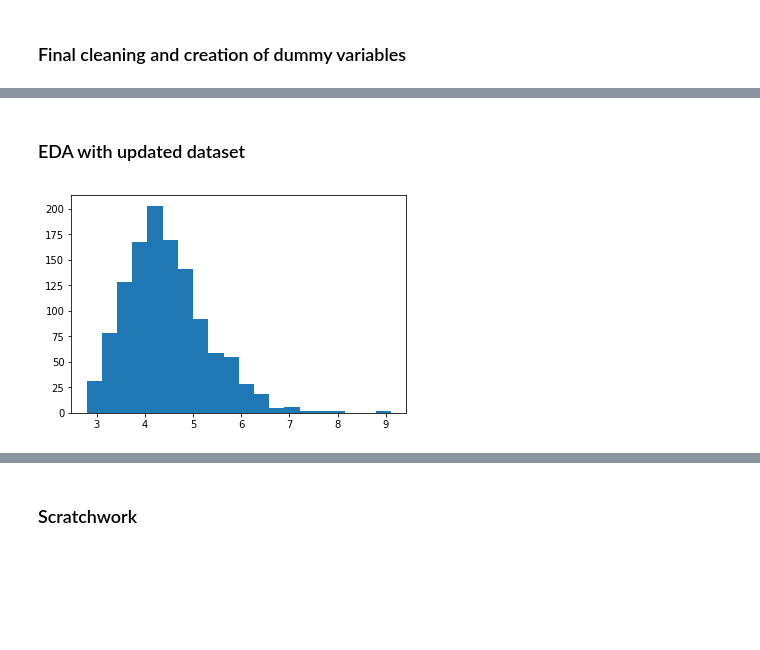
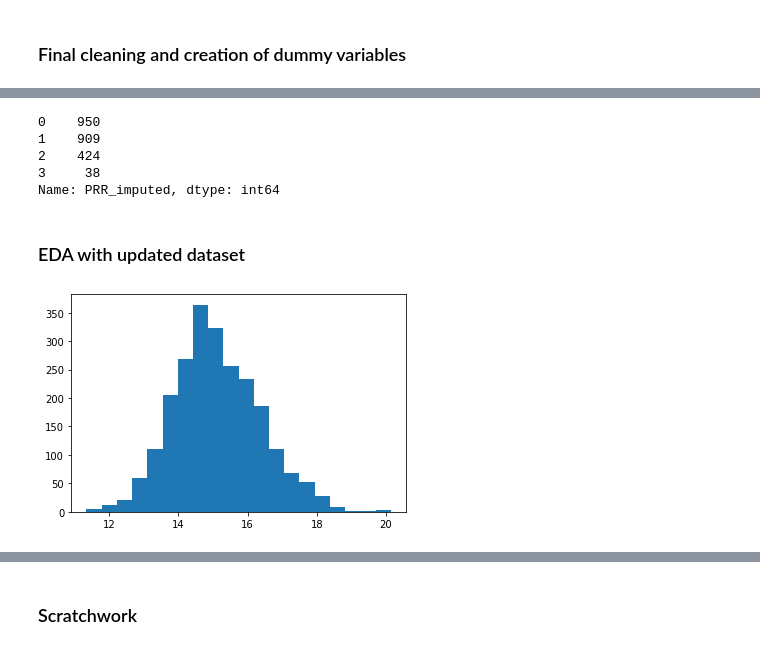
Before and after one commit to jocelynlau/metis-projects-2-5, a Jupyter notebook: project 2/importing data + EDA.ipynb, the cells around one changed output, grey strips where cells are left out. Drawn from its saved outputs; the diff is of its cells as text; code cells hidden in the pictures; blank space fills up the shorter version.

```diff
--- a/project 2/importing data + EDA.ipynb
+++ b/project 2/importing data + EDA.ipynb
@@ -606,4 +619,7 @@ Name: measure_name, dtype: int64
 # %%
-hrrp_2 = hrrp_df.dropna(subset = ['number_of_discharges','excess_readmission_ratio',
-                                  'predicted_readmission_rate','expected_readmission_rate',
-                                  'number_of_readmissions'])
+# hrrp_2 = hrrp_df1.dropna(subset = ['number_of_discharges','excess_readmission_ratio',
+#                                   'predicted_readmission_rate','expected_readmission_rate',
+#                                   'number_of_readmissions'])
+
+hrrp_2 = hrrp_df1.dropna(subset = ['number_of_discharges','predicted_readmission_rate'])
+hrrp_2.shape
@@ -773,0 +760,11 @@ memory usage: 112.2+ KB
+# %%
+def wf(file):
+    new_file = file.loc[:,['CCN','Case_Mix_Indexes','FY_Wage_Index','3_Year_Avg_Hourly_Wage']]
+    return new_file
+
+wageindex14 = wf(wageindex14_df)
+wageindex15 = wf(wageindex15_df)
+wageindex16 = wf(wageindex16_df)
+wageindex17 = wf(wageindex17_df)
+
+wageindex17.info()
@@ -776,9 +783,9 @@ memory usage: 112.2+ KB
 def clean_wi(file):
     file['CCN'] = ["0"+x if len(x)==5 else x for x in file['CCN']]
     file.replace(['***','**','*',''], np.NaN, inplace=True)
-    file['Case_Mix_Indexes'] = file['Case_Mix_Indexes'].astype(float,inplace=True)
-    file['FY_Wage_Index'] = file['FY_Wage_Index'].astype(float,inplace=True)
-    file['3_Year_Avg_Hourly_Wage'] = file['3_Year_Avg_Hourly_Wage'].astype(float,inplace=True)
+    file['Case_Mix_Indexes'] = file['Case_Mix_Indexes'].astype(float)
+    file['FY_Wage_Index'] = file['FY_Wage_Index'].astype(float)
+    file['3_Year_Avg_Hourly_Wage'] = file['3_Year_Avg_Hourly_Wage'].astype(float)
     return file
 
 wageindex14 = clean_wi(wageindex14)
@@ -1060,6 +1064,10 @@ Name: mortality_national_comparison, dtype: int64
 # %%
 # drop low PRRs to avoid left tail
 #hosp = hosp.loc[hosp['weighted_avg_PRR'] >=5]
+
+# only keep hospitals where 3 or fewer PRRs are imputed
+hosp = hosp.loc[hosp['PRR_imputed'] <= 3]
+
 hosp = hosp.loc[hosp['3_Year_Avg_Hourly_Wage'].isna()==False]
 hosp = hosp.loc[hosp['hospital_overall_rating'] != 'Not Available']
 hosp = hosp.loc[hosp['mortality_national_comparison'] != 'Not Available']
@@ -1079,6 +1087,11 @@ hosp = pd.get_dummies(hosp, columns=['emergency_services','hospital_ownership','
                                      'effectiveness_of_care_national_comparison',
                                      'timeliness_of_care_national_comparison',
                                      'efficient_use_of_medical_imaging_national_comparison'],drop_first=True)
+
+#replace spaces in column names with '_'
+hosp.columns = hosp.columns.str.replace(' ', '_')
+hosp.columns = hosp.columns.str.replace('-','')
+
 hosp.info()
 # %% [output]
 <class 'pandas.core.frame.DataFrame'>
@@ -1101,9 +1125,17 @@ memory usage: 232.0+ KB
+# %%
+hosp['PRR_imputed'].value_counts()
+# %% [output]
+0    950
+1    909
+2    424
+3     38
+Name: PRR_imputed, dtype: int64
 # %% [markdown]
 ### EDA with updated dataset
 # %%
-plt.hist(hosp['weighted_avg_PRR'],bins=20);
+plt.hist(hosp['avg_PRR'],bins=20);
 # %% [output]
-[figure, old version]
+[figure, new version]
 # %%
 plt.hist(hosp['number_of_discharges'],bins=20);
 # %% [output]
```
Also changed, not shown: parts of 60 cells of this notebook, 2 other files.
